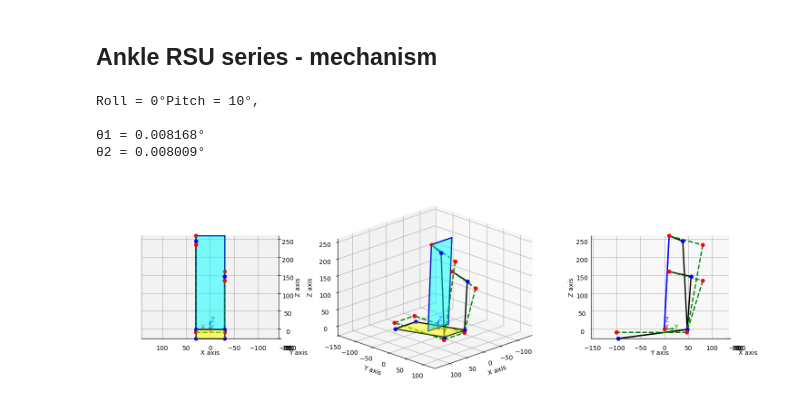
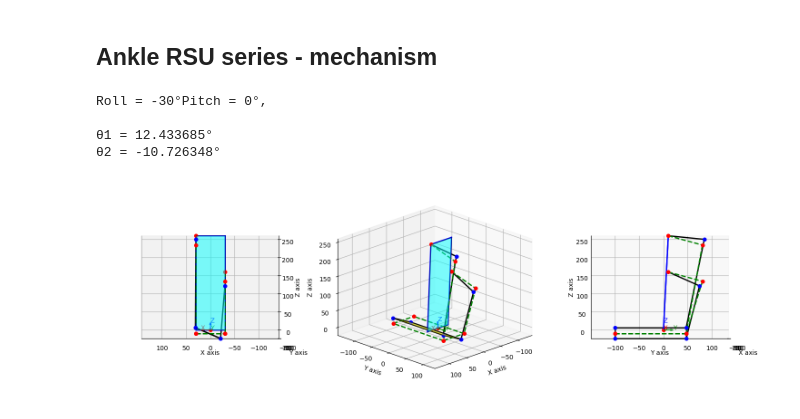
Before and after one commit to Soorajvasu/Biomechanics_math_modelling, a Jupyter notebook: ankle_mechanism/series_ankle_RSU_kinematics/ankle_series_RSU_kinematics.ipynb, the cells around one changed output. Drawn from its saved outputs; the diff is of its cells as text; code cells hidden in the pictures.

```diff
--- a/ankle_mechanism/series_ankle_RSU_kinematics/ankle_series_RSU_kinematics.ipynb
+++ b/ankle_mechanism/series_ankle_RSU_kinematics/ankle_series_RSU_kinematics.ipynb
@@ -23,6 +23,7 @@ rD1_H = np.array([ lspacing_1/2.0, -100.0, -l_fixed])
 rD2_H = np.array([-lspacing_1/2.0, -100.0, -l_fixed])
 S1 = np.array([-lspacing_1/2.0, 10.0, 260.0])
 S2 = np.array([ -lspacing_1/2.0, 0.0, 0.0])
+S3 = np.array([ lspacing_1/2.0, l_fixed, 160.0])
 S4 = np.array([  lspacing_1/2.0, 0.0, 0.0])
 
 axis = np.array([1.0, 0.0, 0.0])
@@ -87,28 +88,28 @@ planes_ = [
     },
 ]
 # %%
-def solve_and_plot(roll_deg, pitch_deg):
+def solve_and_plot(pitch_deg, roll_deg):
 
-    pitch = np.radians(pitch_deg)
-    roll = np.radians(roll_deg)
+    pitch = np.deg2rad(pitch_deg)
+    roll = np.deg2rad(roll_deg)
 
-    R = ku.Ry(roll) @ ku.Rx(pitch)
+    R = ku.Rx(pitch) @ ku.Ry(roll)
 
     # Rotated points
     rC1 = R @ rC1_H
     rC2 = R @ rC2_H
-    rB1 = R @ rB1_H
-    rB2 = R @ rB2_H
     rD1 = R @ rD1_H
     rD2 = R @ rD2_H
 
     # Rotation axis
-    axis = rA1 - rA2
-    axis /= np.linalg.norm(axis)
+    axis1 = S1 - rA1
+    axis1 /= np.linalg.norm(axis1)
+    axis2 = rA2 - S3
+    axis2 /= np.linalg.norm(axis2)
 
     # IK
-    theta1_candidates = ku.solve_theta(rC1, rA1, rB1, lrod1, axis)
-    theta2_candidates = ku.solve_theta(rC2, rA2, rB2, lrod2, axis)
+    theta1_candidates = ku.solve_theta(rC1, rA1, rB1_H, lrod1, axis)
+    theta2_candidates = ku.solve_theta(rC2, rA2, rB2_H, lrod2, axis)
 
     if not theta1_candidates or not theta2_candidates:
         print("❌ No IK solution")
@@ -117,12 +118,18 @@ def solve_and_plot(roll_deg, pitch_deg):
     theta1 = theta1_candidates[0]
     theta2 = theta2_candidates[0]
 
-    rB1 = rA1 + ku.rot_axis(axis, theta1) @ (rB1 - rA1)
-    rB2 = rA2 + ku.rot_axis(axis, theta2) @ (rB2 - rA2)
+    rB1 = rA1 + ku.rot_axis(axis, theta1) @ (rB1_H - rA1)
+    rB2 = rA2 + ku.rot_axis(axis, theta2) @ (rB2_H - rA2)
 
     print(f"Roll = {roll_deg}°Pitch = {pitch_deg}°, \n")
     print(f"θ1 = {np.degrees(theta1):.6f}°")
     print(f"θ2 = {np.degrees(theta2):.6f}°")
+
+    # print("\nGeometry check:")
+    # print(f"Lowerlink1: {np.linalg.norm(rC1 - rB1):.3f} ({lrod1})")
+    # print(f"Lowerlink2: {np.linalg.norm(rC2 - rB2):.3f} ({lrod2})")
+    # print(f"Upperlink1: {np.linalg.norm(rA1 - rB1):.3f} ({lbar})")
+    # print(f"Upperlink2: {np.linalg.norm(rA2 - rB2):.3f} ({lbar})")
 
     points = {
         "O":O,"A1":rA1,"A2":rA2,"B1":rB1,"B2":rB2,
@@ -136,12 +143,12 @@ def solve_and_plot(roll_deg, pitch_deg):
     ku.visualize_mechanism(points, point_style_, links_, fixed_, home_, planes_)
 # %%
 solve_and_plot(
-    pitch_deg = 10,
-    roll_deg  =  0
+    pitch_deg = 0,
+    roll_deg  = -30,
 )
 # %% [output]
-Roll = 0°Pitch = 10°,
+Roll = -30°Pitch = 0°,
 
-θ1 = 0.008168°
-θ2 = 0.008009°
+θ1 = 12.433685°
+θ2 = -10.726348°
-[figure, old version]
+[figure, new version]
```
Also changed, not shown: 1 other file.
